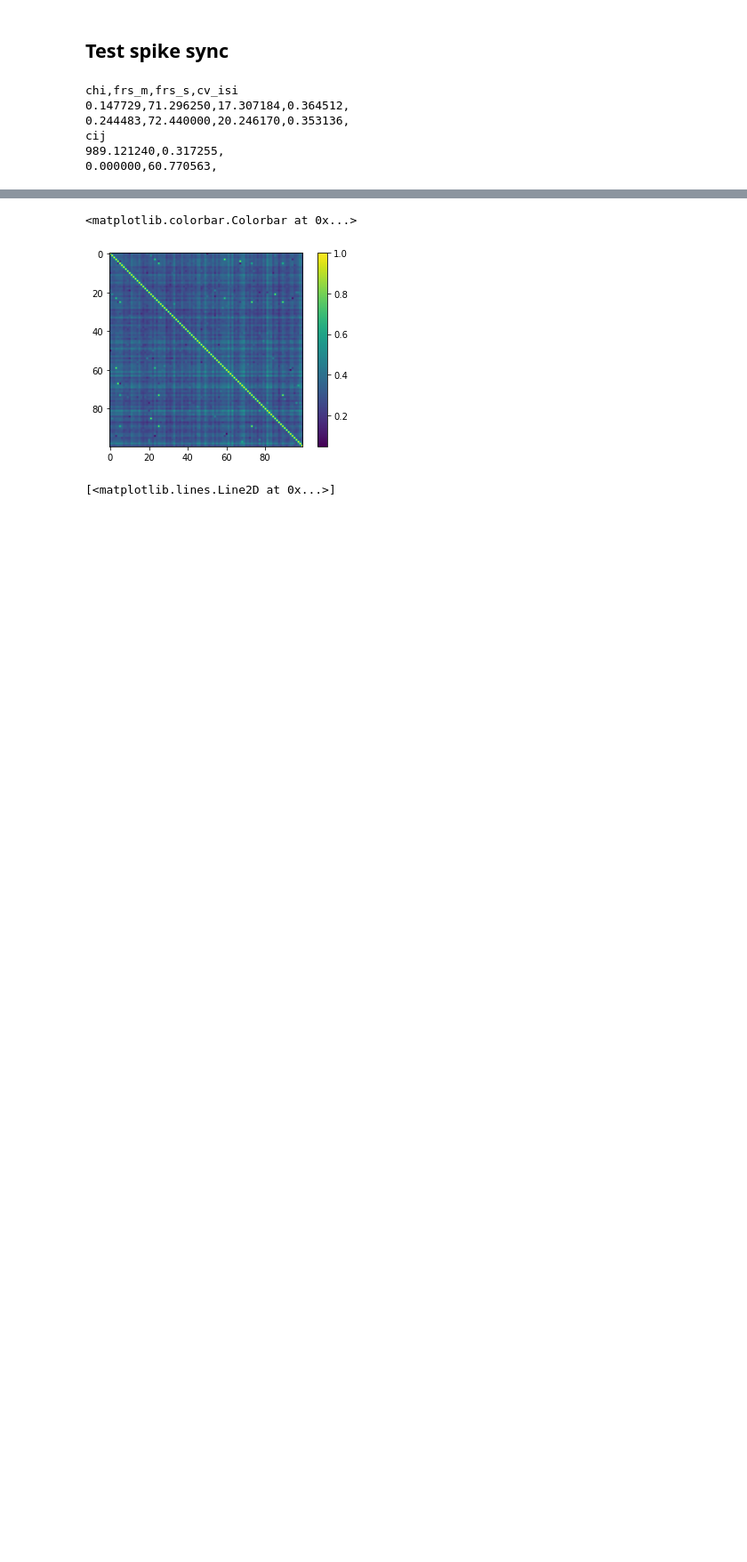
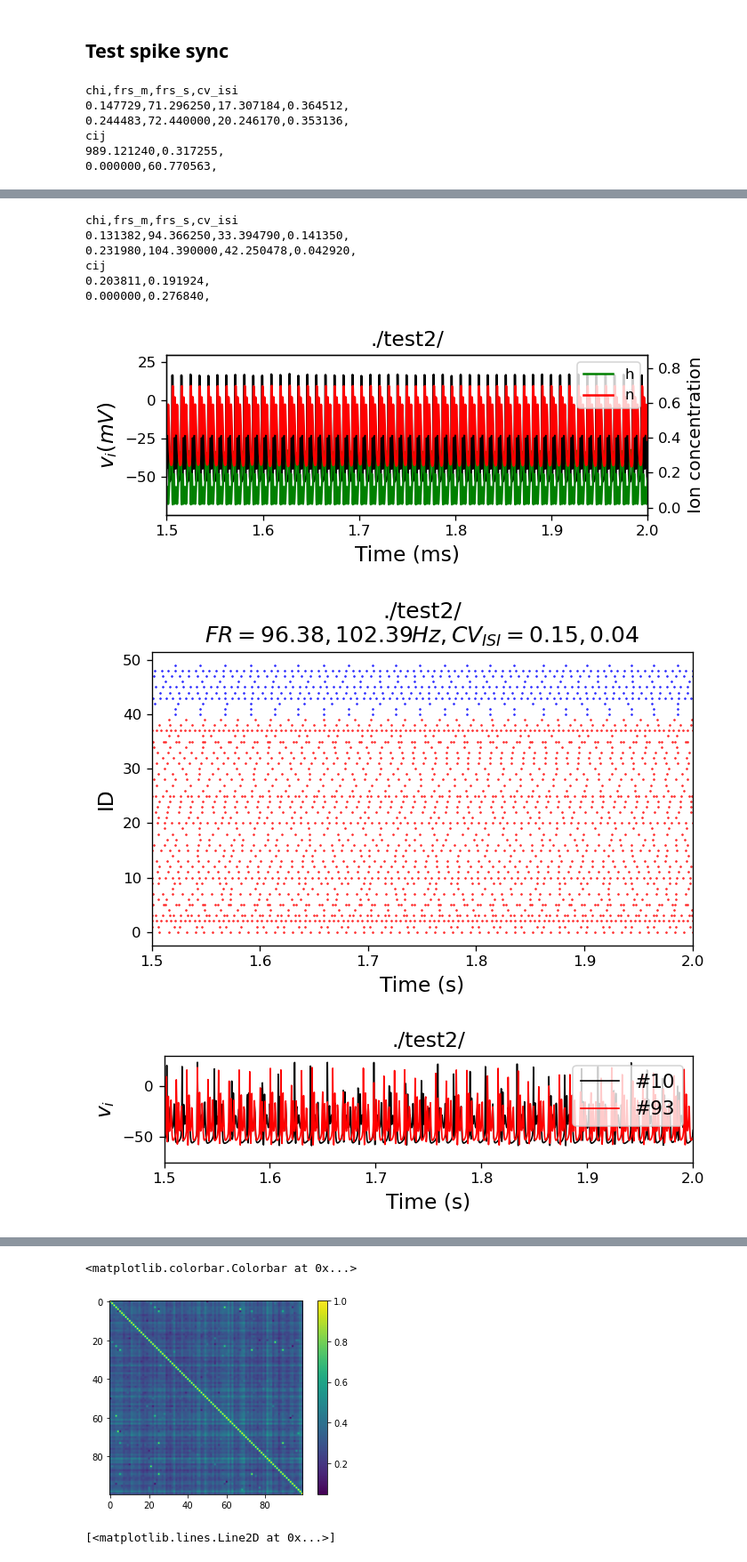
Before and after one commit to jyKim-97/hh_neuralnet, a Jupyter notebook: ei_wb_pop/view.ipynb, the cells around one changed output, grey strips where cells are left out. Shown at 89% size. Saved outputs shown, nothing was run; the diff lists cells and outputs as text; code cells hidden in the pictures; blank space fills up the shorter version.

```diff
--- a/ei_wb_pop/view.ipynb
+++ b/ei_wb_pop/view.ipynb
@@ -366,0 +484,14 @@ obj.data["t"][-1]
+# %%
+# obj = DataLoder("./case9_dec_e_dec_i///")
+obj = DataLoder("./test2/")
+visu = DrawSummary(obj, [1.5, 2])
+# %% [output]
+chi,frs_m,frs_s,cv_isi
+0.131382,94.366250,33.394790,0.141350,
+0.231980,104.390000,42.250478,0.042920,
+cij
+0.203811,0.191924,
+0.000000,0.276840,
+[figure, added]
+[figure, added]
+[figure, added]
```
Also changed, not shown: parts of 31 cells of this notebook, 2 other files.
